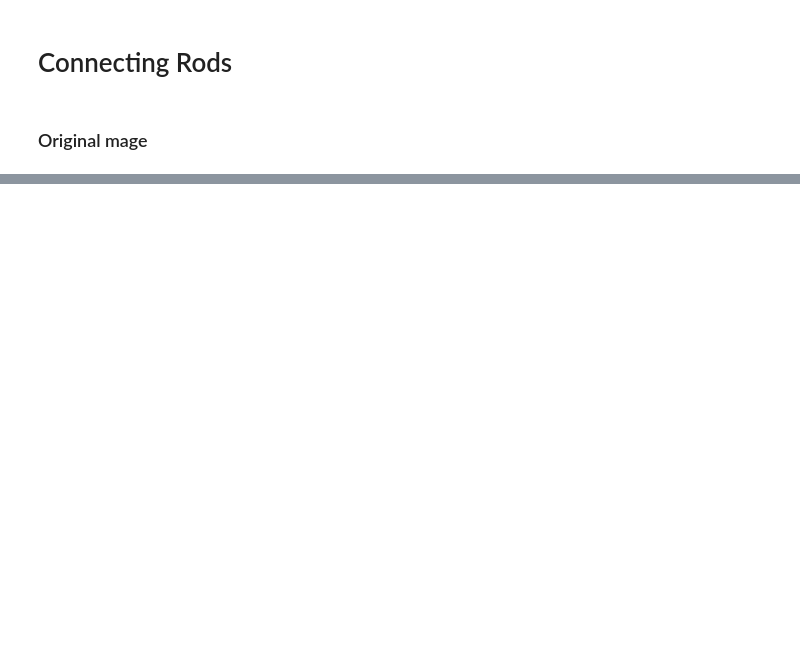
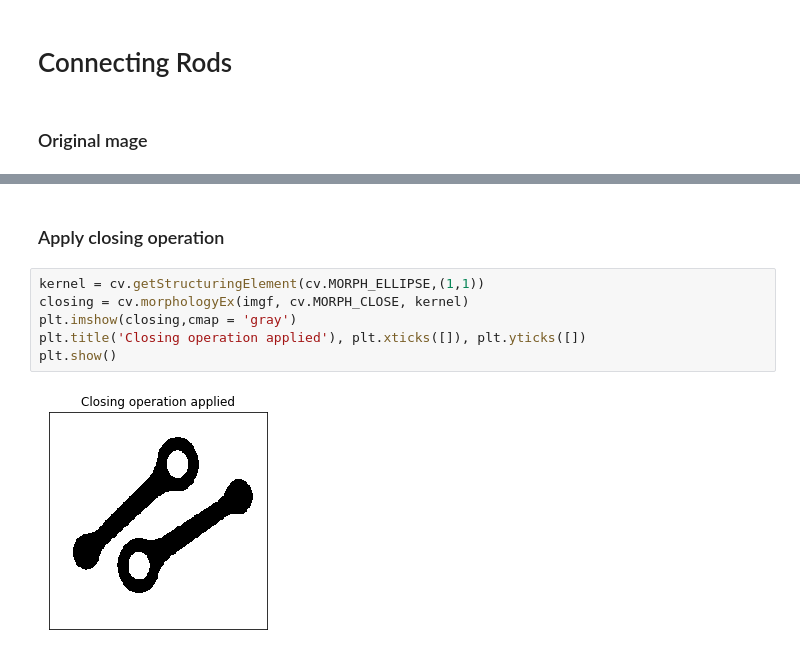
Before and after one commit to pptr3/connecting-rods, a Jupyter notebook: Connecting Rods.ipynb, the cells around one changed output, grey strips where cells are left out. Drawn from its saved outputs; the diff is of its cells as text; blank space fills up the shorter version.

```diff
--- a/Connecting Rods.ipynb
+++ b/Connecting Rods.ipynb
@@ -27,0 +28,10 @@ plt.show()
+# %% [markdown]
+### Apply closing operation
+# %%
+kernel = cv.getStructuringElement(cv.MORPH_ELLIPSE,(1,1))
+closing = cv.morphologyEx(imgf, cv.MORPH_CLOSE, kernel)
+plt.imshow(closing,cmap = 'gray')
+plt.title('Closing operation applied'), plt.xticks([]), plt.yticks([])
+plt.show()
+# %% [output]
+[figure, added]
```
Also changed, not shown: parts of 5 cells of this notebook.
